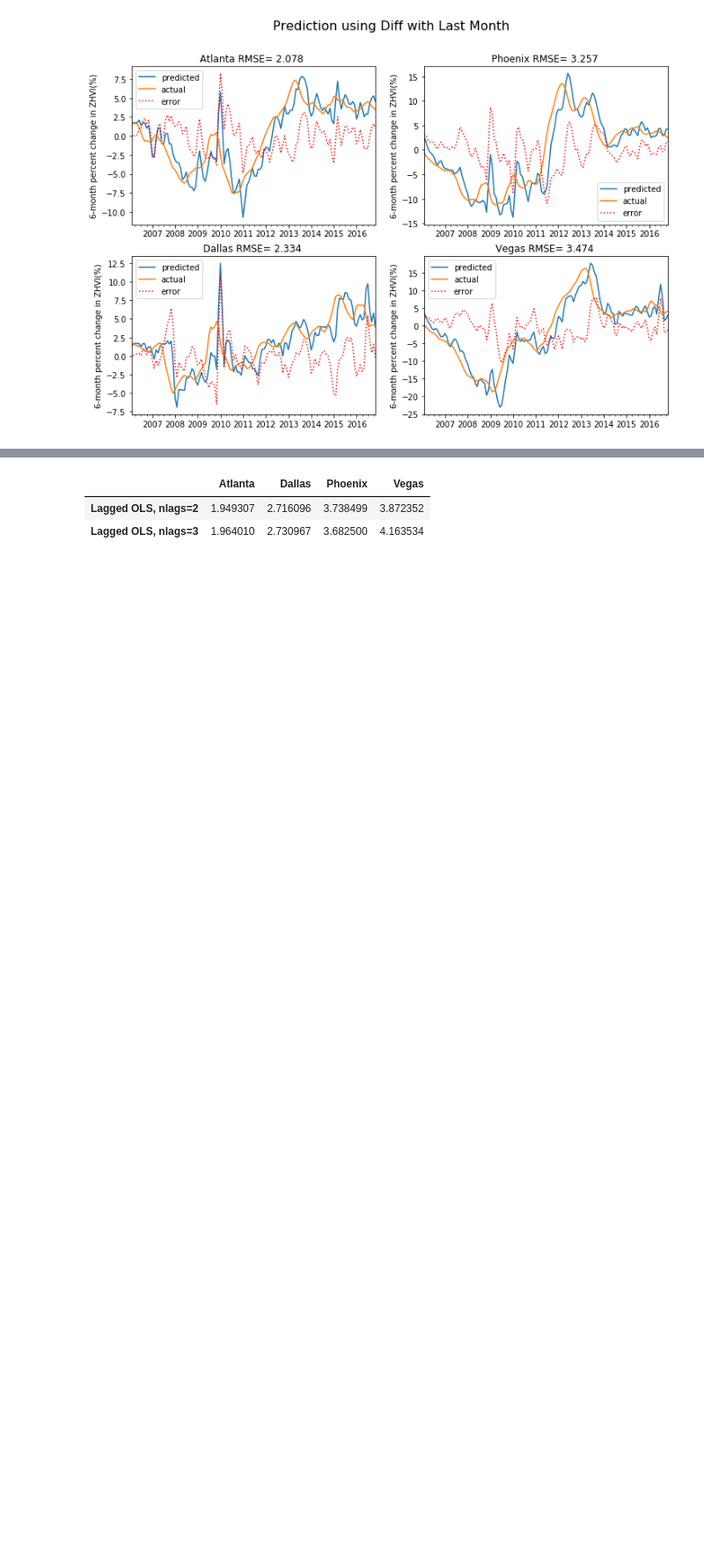
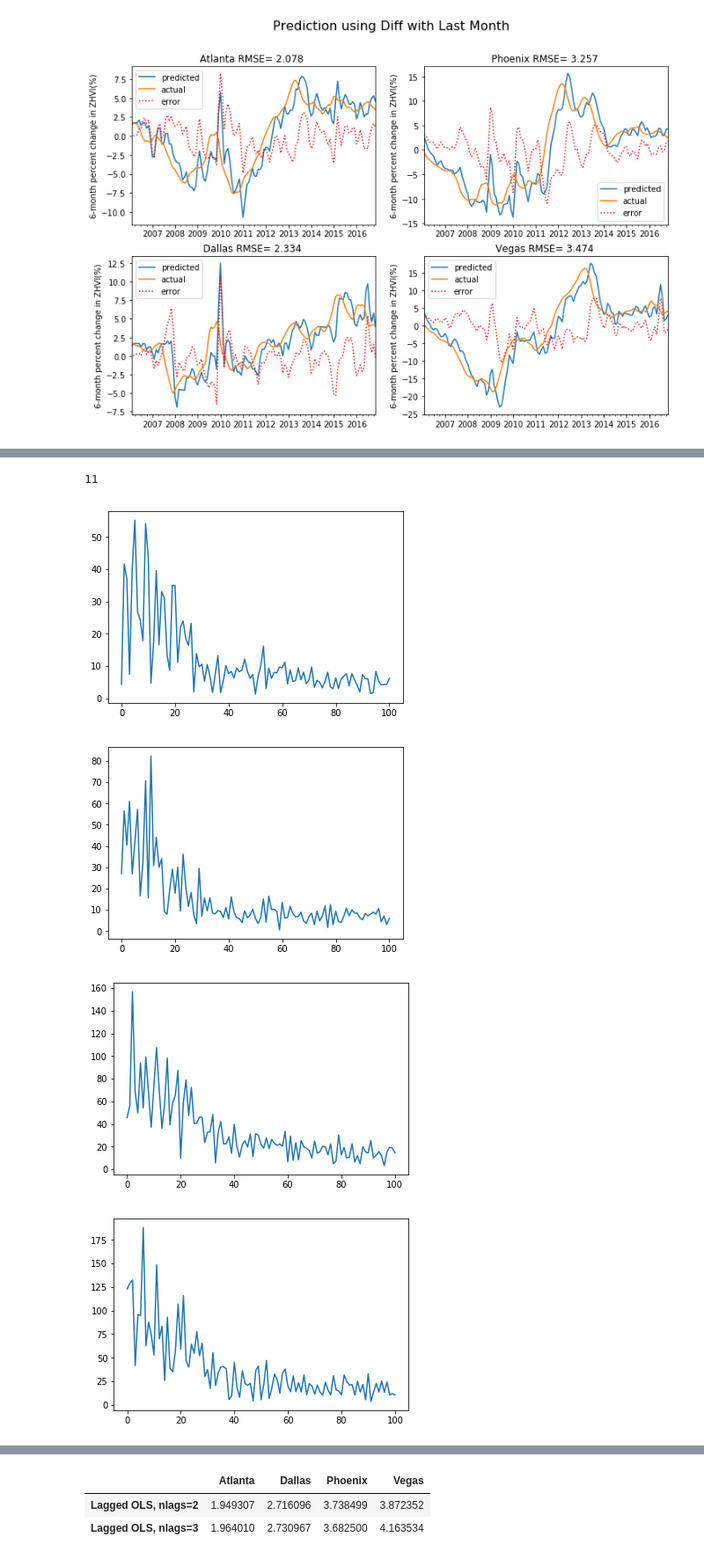
Before and after one commit to kkwteh/cdips_hpi_forecast, a Jupyter notebook: RandForest.ipynb, the cells around one changed output, grey strips where cells are left out. Shown at 88% size. Saved outputs shown, nothing was run; the diff lists cells and outputs as text; code cells hidden in the pictures; blank space fills up the shorter version.

```diff
--- a/RandForest.ipynb
+++ b/RandForest.ipynb
@@ -156,0 +187,23 @@ Name: Lagged OLS, nlags=6, dtype: float64
+# %%
+city = 'Dallas'
+y = np.fft.fft(arimaResidual[city])
+y = y[range(int(y.shape[0]/2))]
+y = abs(y)
+np.argmax(y)
+# %% [output]
+11
+# %%
+y = np.fft.fft(arimaResidual[city])
+# %%
+for city in cityList:
+    y = np.fft.fft(arimaResidual[city])
+    y = y[range(int(y.shape[0]/2))]
+    y = abs(y)
+    plt.figure()
+    plt.plot(y)
+    plt.plot()
+# %% [output]
+[figure, added]
+[figure, added]
+[figure, added]
+[figure, added]
```
Also changed, not shown: parts of 13 cells of this notebook, 1 other file.
